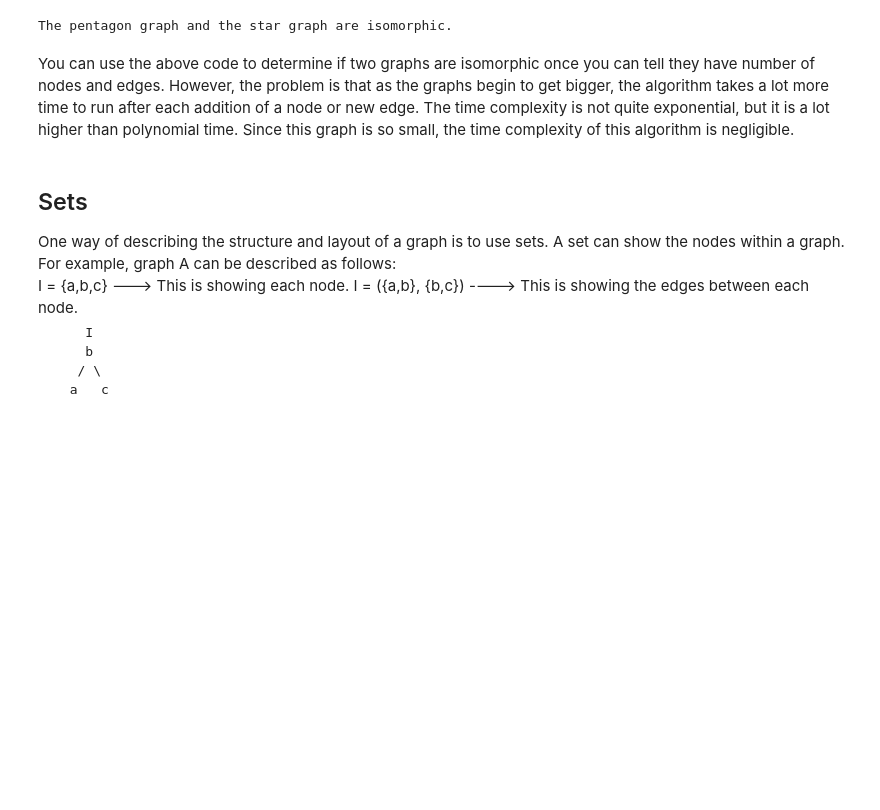
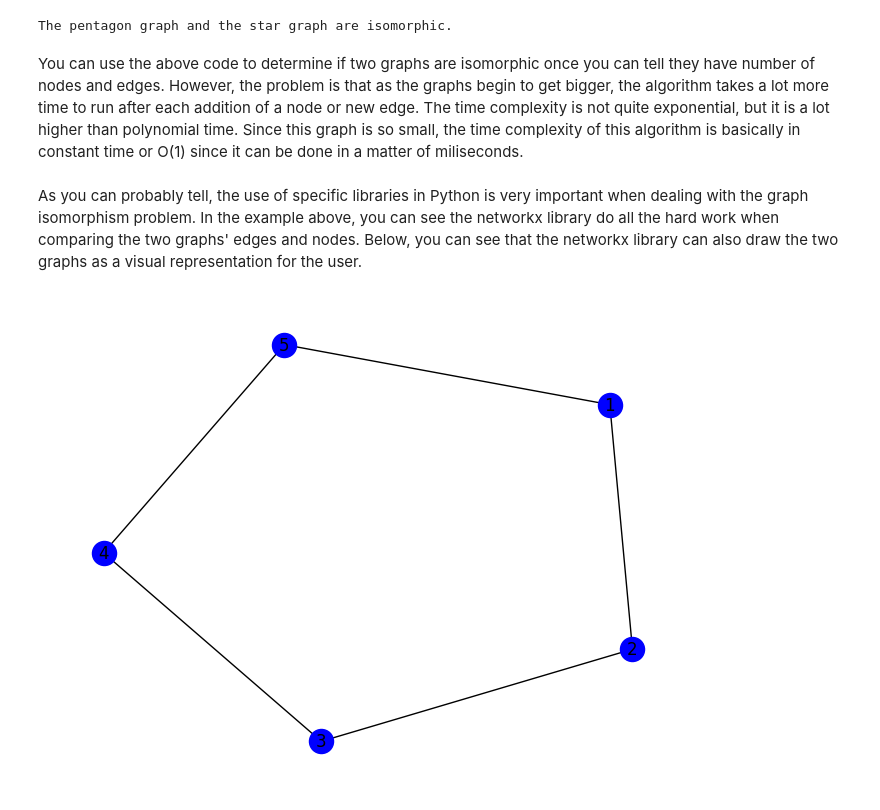
Before and after one commit to sean-p123/sean-p123-Graph-Theory-Project, a Jupyter notebook: graph-iso-problem.ipynb, the cells around one changed output. Drawn from its saved outputs; the diff is of its cells as text; code cells hidden in the pictures; blank space fills up the shorter version.

```diff
--- a/graph-iso-problem.ipynb
+++ b/graph-iso-problem.ipynb
@@ -66,15 +79,10 @@ else:
 # %% [output]
 The pentagon graph and the star graph are isomorphic.
 # %% [markdown]
-You can use the above code to determine if two graphs are isomorphic once you can tell they have number of nodes and edges. However, the problem is that as the graphs begin to get bigger, the algorithm takes a lot more time to run after each addition of a node or new edge. The time complexity is not quite exponential, but it is a lot higher than polynomial time. Since this graph is so small, the time complexity of this algorithm is negligible.
+You can use the above code to determine if two graphs are isomorphic once you can tell they have number of nodes and edges. However, the problem is that as the graphs begin to get bigger, the algorithm takes a lot more time to run after each addition of a node or new edge. The time complexity is not quite exponential, but it is a lot higher than polynomial time. Since this graph is so small, the time complexity of this algorithm is basically in constant time or O(1) since it can be done in a matter of miliseconds.
-# %% [markdown]
-<h2> Sets </h2>
-One way of describing the structure and layout of a graph is to use sets. A set can show the nodes within a graph.
-For example, graph A can be described as follows: <br>
-I = {a,b,c} ---> This is showing each node.
-I = ({a,b}, {b,c}) ----> This is showing the edges between each node. <br>
-
-        I
-        b
-       / \
-      a   c
+# %% [markdown]
+As you can probably tell, the use of specific libraries in Python is very important when dealing with the graph isomorphism problem. In the example above, you can see the networkx library do all the hard work when comparing the two graphs' edges and nodes. Below, you can see that the networkx library can also draw the two graphs as a visual representation for the user.
+# %%
+nx.draw(pentagon, with_labels=True, node_color = "blue")
+# %% [output]
+[figure, added]
```
Also changed, not shown: parts of 6 cells of this notebook.
